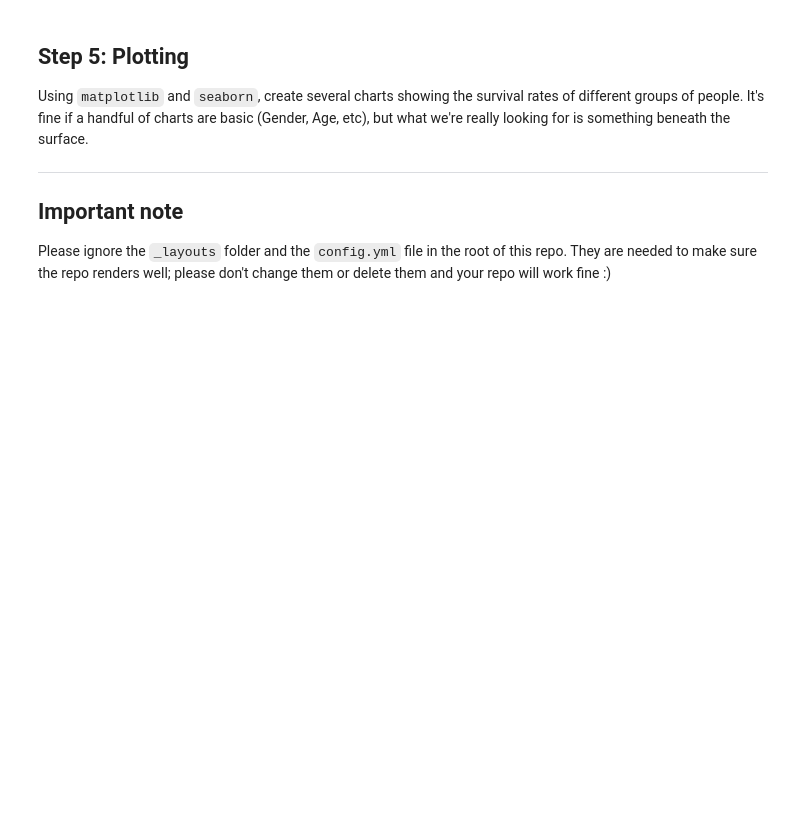
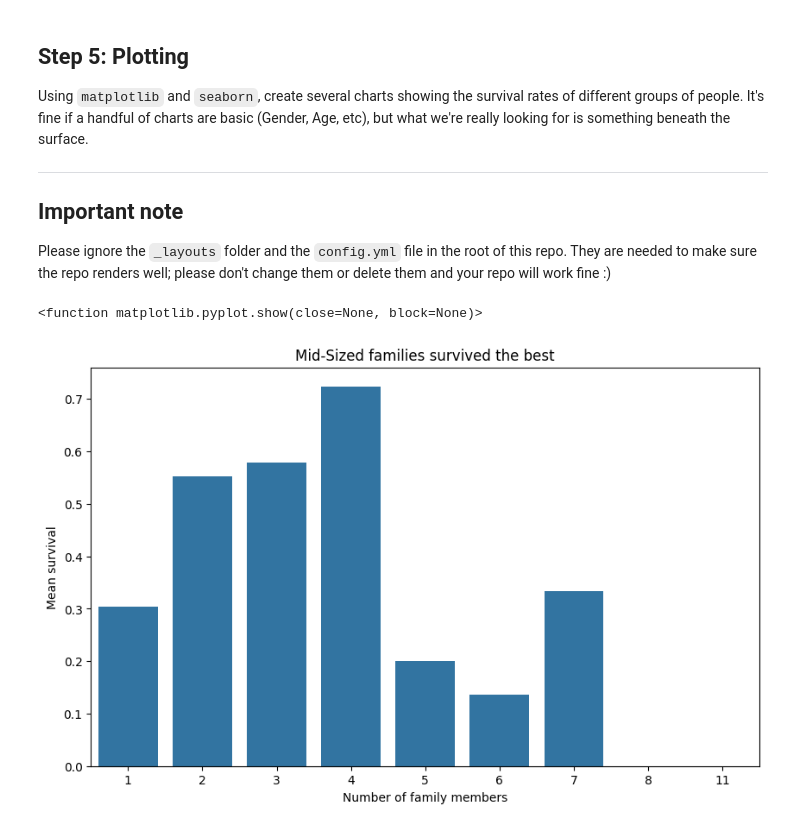
Before and after one commit to Ch3ddarr/DSB-Unit-02, a Jupyter notebook: mywork/lab-eda-titanic-student-submission.ipynb, the cells around one changed output. Drawn from its saved outputs; the diff is of its cells as text; code cells hidden in the pictures; blank space fills up the shorter version.

```diff
--- a/mywork/lab-eda-titanic-student-submission.ipynb
+++ b/mywork/lab-eda-titanic-student-submission.ipynb
@@ -381,3 +377,26 @@ Using `matplotlib` and `seaborn`, create several charts showing the survival rat
 
 ## Important note
 Please ignore the `_layouts` folder and the `config.yml` file in the root of this repo.  They are needed to make sure the repo renders well; please don't change them or delete them and your repo will work fine :)
+# %%
+# I'm gonna explore survival late
+
+titanic['Family'] = titanic['SibSp'] + titanic['Parch'] + 1 # I guess I should add the person whose data I'm taking
+
+familysurvival = titanic.groupby('Family')['Survived'].agg(['mean', 'count']) # array([ 1,  8,  4,  2,  6,  5,  3,  7, 11])
+# %%
+mp.figure(figsize=(10,6))
+
+sb.barplot(
+    data = familysurvival,
+    x = 'Family',
+    y = 'mean'
+)
+
+mp.title('Mid-Sized families survived the best')
+mp.xlabel('Number of family members')
+mp.ylabel('Mean survival')
+
+mp.show
+# %% [output]
+<function matplotlib.pyplot.show(close=None, block=None)>
+[figure, added]
```
Also changed, not shown: parts of 3 cells of this notebook.
